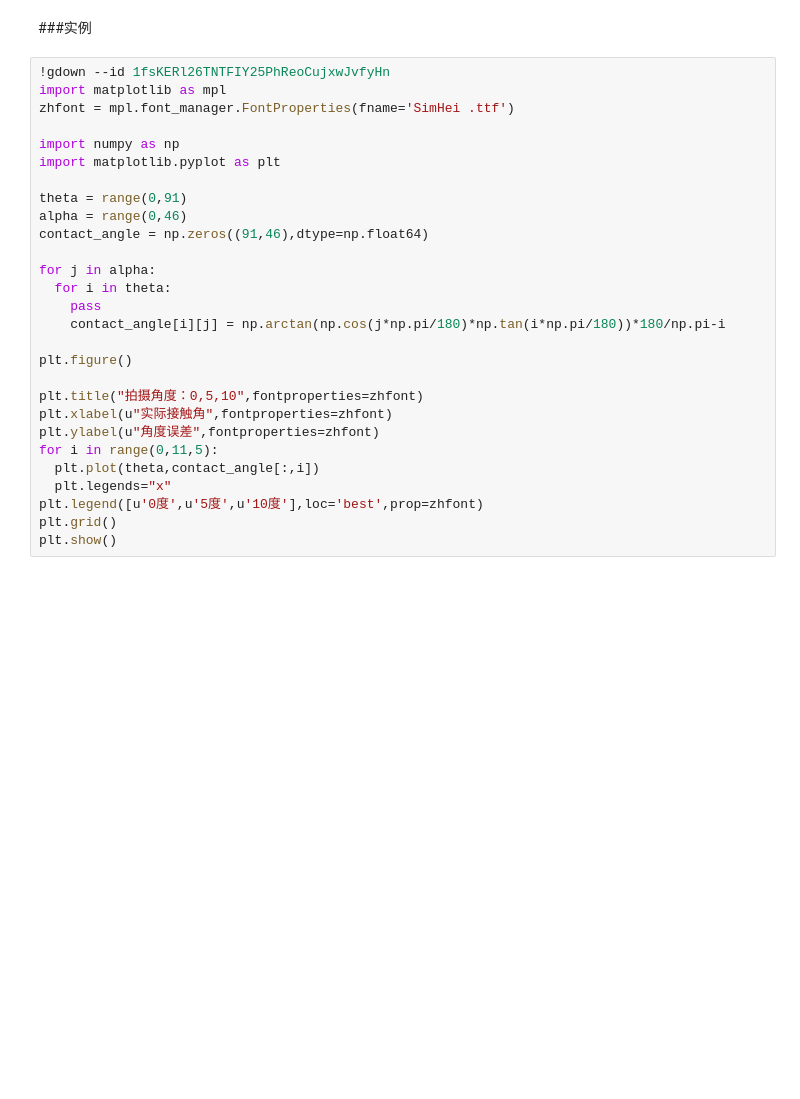
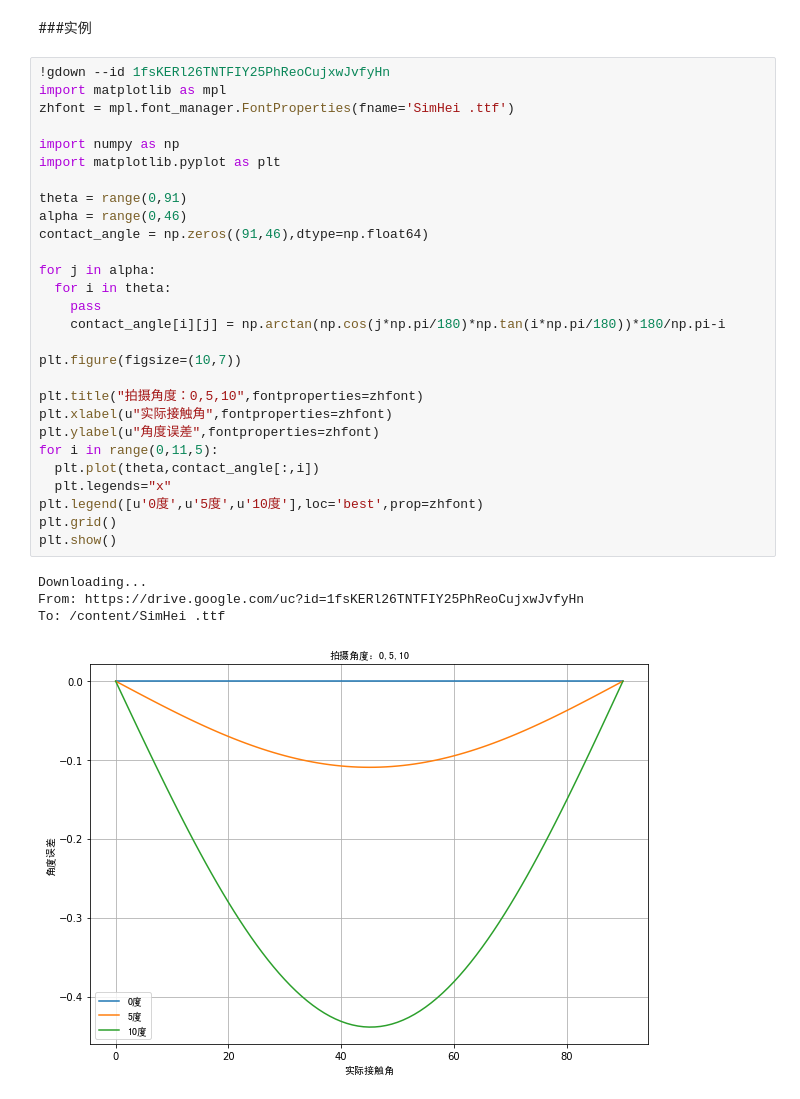
Before and after one commit to castle9611/Colab, a Jupyter notebook: Matplotlib_colab中文字体.ipynb, the cells around one changed output. Cells and saved outputs as stored; diff of their text form; blank space fills up the shorter version.

```diff
--- a/Matplotlib_colab中文字体.ipynb
+++ b/Matplotlib_colab中文字体.ipynb
@@ -15,28 +17,33 @@
 # %%
 !gdown --id 1fsKERl26TNTFIY25PhReoCujxwJvfyHn
 import matplotlib as mpl
 zhfont = mpl.font_manager.FontProperties(fname='SimHei .ttf')
 
 import numpy as np
 import matplotlib.pyplot as plt
 
 theta = range(0,91)
 alpha = range(0,46)
 contact_angle = np.zeros((91,46),dtype=np.float64)
 
 for j in alpha:
   for i in theta:
     pass
     contact_angle[i][j] = np.arctan(np.cos(j*np.pi/180)*np.tan(i*np.pi/180))*180/np.pi-i
 
-plt.figure()
+plt.figure(figsize=(10,7))
 
 plt.title("拍摄角度：0,5,10",fontproperties=zhfont)
 plt.xlabel(u"实际接触角",fontproperties=zhfont)
 plt.ylabel(u"角度误差",fontproperties=zhfont)
 for i in range(0,11,5):
   plt.plot(theta,contact_angle[:,i])
   plt.legends="x"
 plt.legend([u'0度',u'5度',u'10度'],loc='best',prop=zhfont)
 plt.grid()
 plt.show()
+# %% [output]
+Downloading...
+From: https://drive.google.com/uc?id=1fsKERl26TNTFIY25PhReoCujxwJvfyHn
+To: /content/SimHei .ttf
+[figure, added]
```
Also changed, not shown: parts of 1 cell of this notebook.
